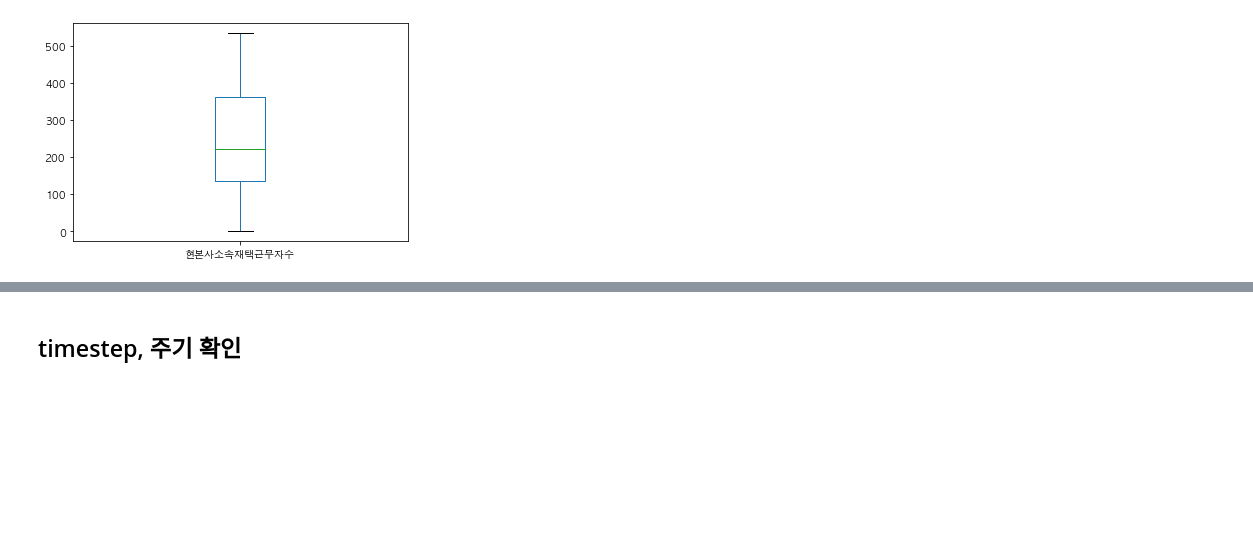
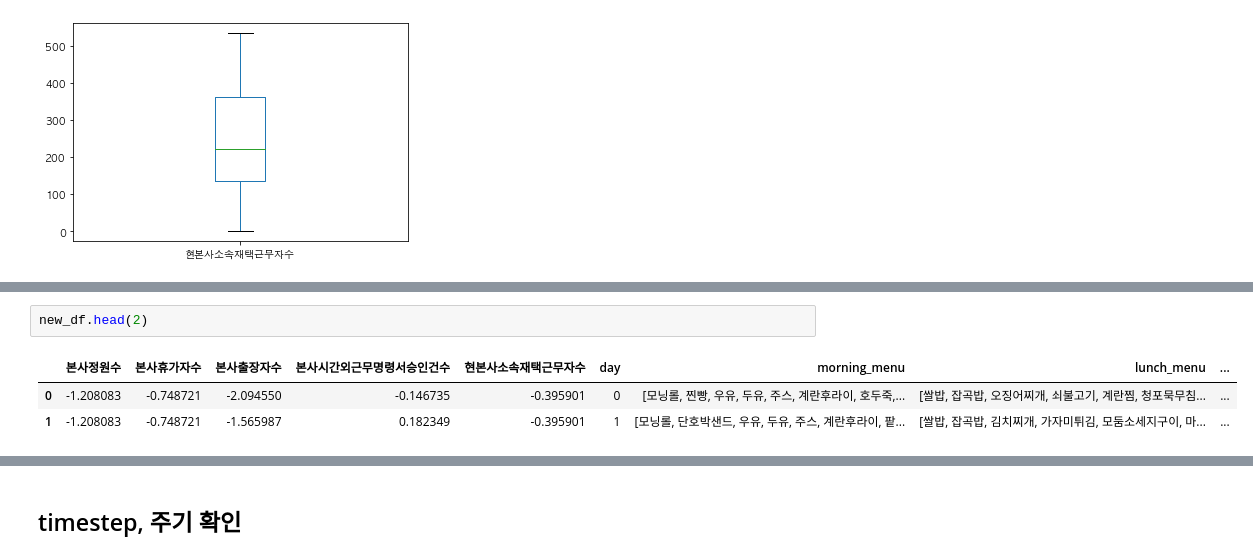
Before and after one commit to nahyeon-an/python, a Jupyter notebook: python-projects/cafeteria-predict/eda.ipynb, the cells around one changed output, grey strips where cells are left out. Cells and saved outputs as stored; diff of their text form; blank space fills up the shorter version.

```diff
--- a/python-projects/cafeteria-predict/eda.ipynb
+++ b/python-projects/cafeteria-predict/eda.ipynb
@@ -335,0 +313,6 @@ sns.boxplot(x=df['day'], y=df['현본사소속재택근무자수'])
+# %%
+new_df.head(2)
+# %% [output]
+|  | 본사정원수 | 본사휴가자수 | 본사출장자수 | 본사시간외근무명령서승인건수 | 현본사소속재택근무자수 | day | morning_menu | lunch_menu | ... |
+| 0 | -1.208083 | -0.748721 | -2.094550 | -0.146735 | -0.395901 | 0 | [모닝롤, 찐빵, 우유, 두유, 주스, 계란후라이, 호두죽,... | [쌀밥, 잡곡밥, 오징어찌개, 쇠불고기, 계란찜, 청포묵무침... | ... |
+| 1 | -1.208083 | -0.748721 | -1.565987 | 0.182349 | -0.395901 | 1 | [모닝롤, 단호박샌드, 우유, 두유, 주스, 계란후라이, 팥... | [쌀밥, 잡곡밥, 김치찌개, 가자미튀김, 모둠소세지구이, 마... | ... |
```
Also changed, not shown: parts of 20 cells of this notebook, 7 other files.
